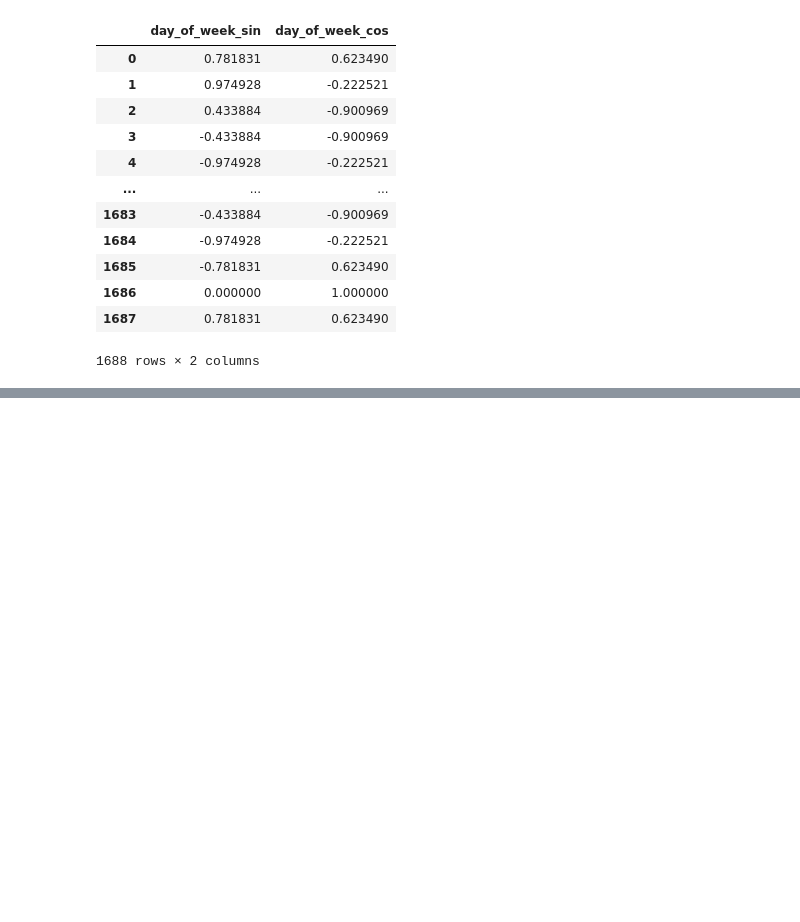
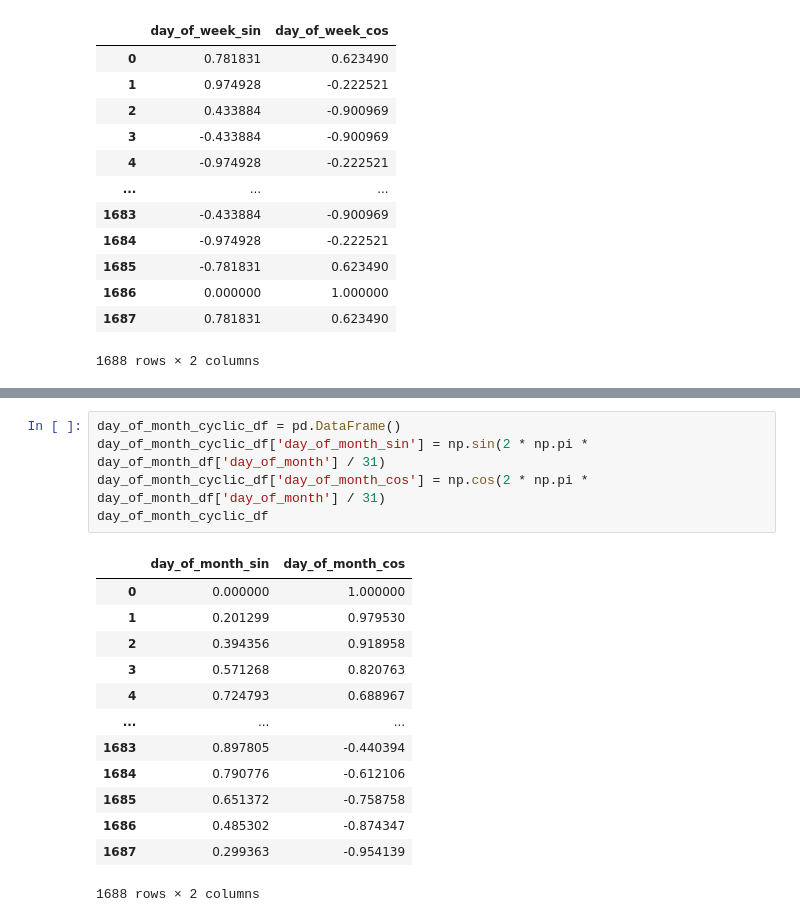
Before and after one commit to Fzhou1997/Kaggle-Linear-Regression-With-Time-Series, a Jupyter notebook: notebooks/preprocess-dates.ipynb, the cells around one changed output, grey strips where cells are left out. Saved outputs shown, nothing was run; the diff lists cells and outputs as text; blank space fills up the shorter version.

```diff
--- a/notebooks/preprocess-dates.ipynb
+++ b/notebooks/preprocess-dates.ipynb
@@ -133,0 +152,19 @@ day_of_month_df
+# %%
+day_of_month_cyclic_df = pd.DataFrame()
+day_of_month_cyclic_df['day_of_month_sin'] = np.sin(2 * np.pi * day_of_month_df['day_of_month'] / 31)
+day_of_month_cyclic_df['day_of_month_cos'] = np.cos(2 * np.pi * day_of_month_df['day_of_month'] / 31)
+day_of_month_cyclic_df
+# %% [output]
+|  | day_of_month_sin | day_of_month_cos |
+| 0 | 0.000000 | 1.000000 |
+| 1 | 0.201299 | 0.979530 |
+| 2 | 0.394356 | 0.918958 |
+| 3 | 0.571268 | 0.820763 |
+| 4 | 0.724793 | 0.688967 |
+| ... | ... | ... |
+| 1683 | 0.897805 | -0.440394 |
+| 1684 | 0.790776 | -0.612106 |
+| 1685 | 0.651372 | -0.758758 |
+| 1686 | 0.485302 | -0.874347 |
+| 1687 | 0.299363 | -0.954139 |
+1688 rows × 2 columns
```
Also changed, not shown: parts of 12 cells of this notebook, 2 other files.
